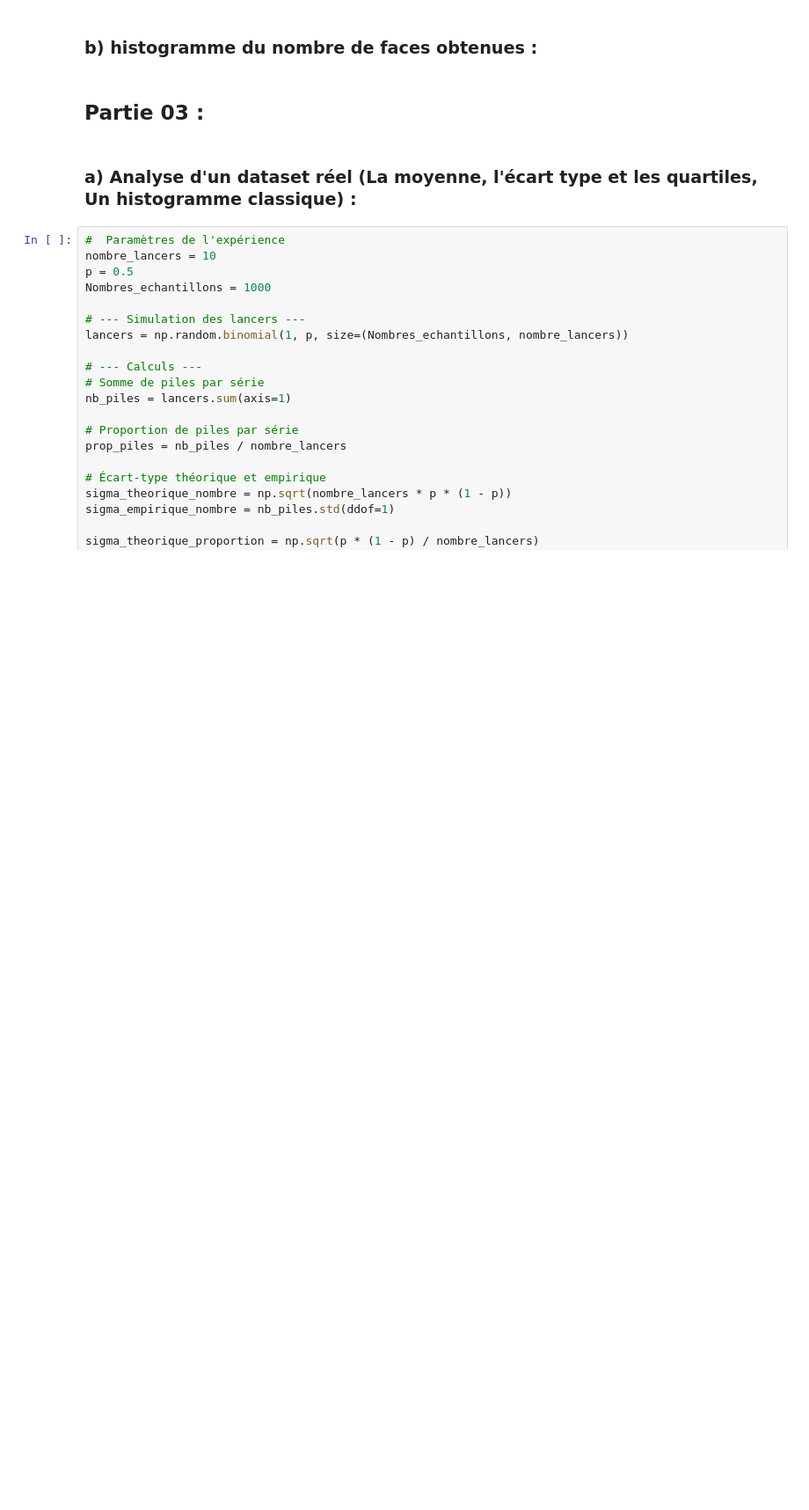
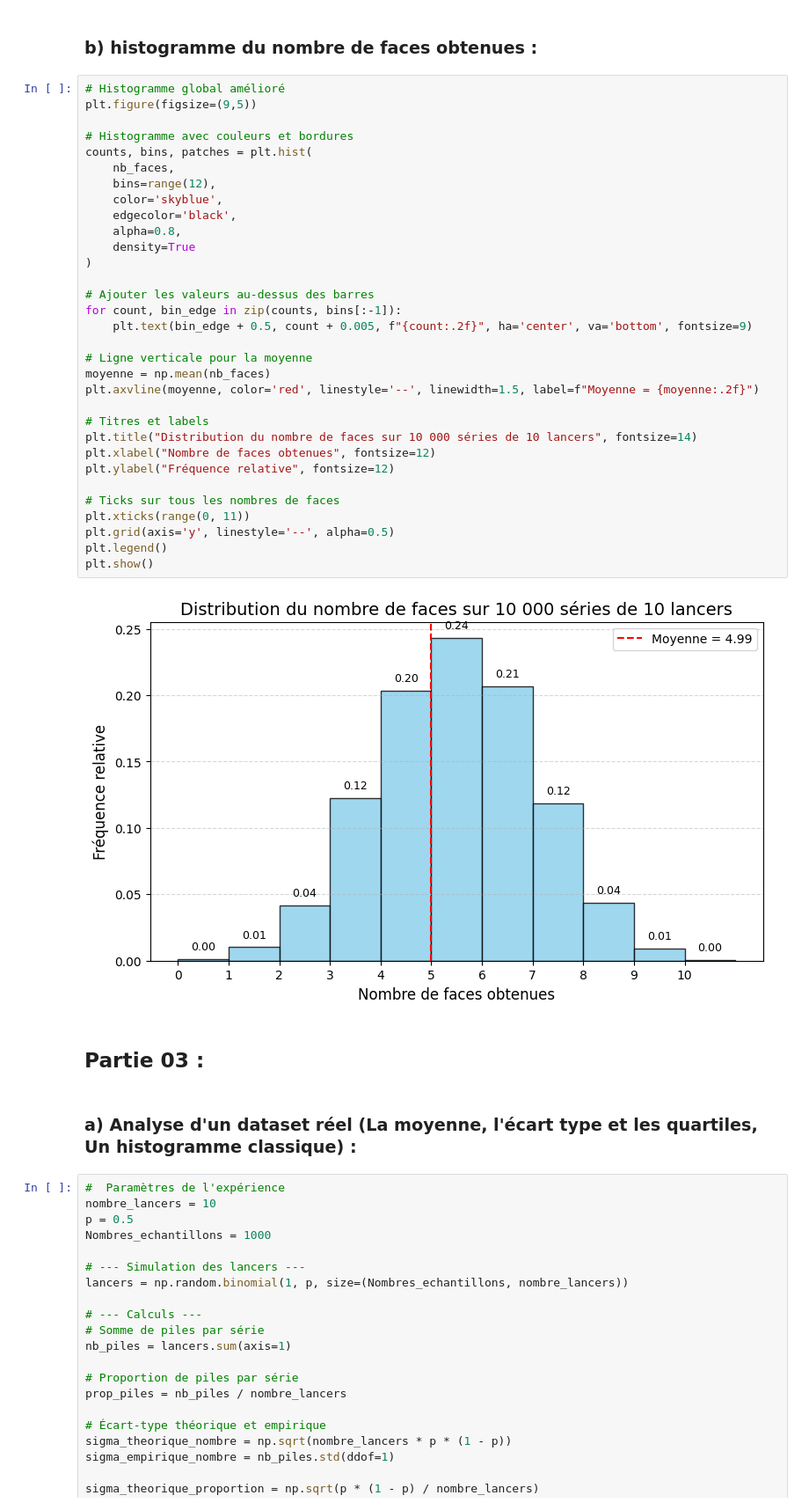
Before and after one commit to BentekhiciFarah/Proba_Miage, a Jupyter notebook: TP4.ipynb, the cells around one changed output. Shown: that part at 88% size. Saved outputs shown, nothing was run; the diff lists cells and outputs as text; blank space fills up the shorter version.

```diff
--- a/TP4.ipynb
+++ b/TP4.ipynb
@@ -92,5 +165,39 @@ Le premier décile :  1
 # %% [markdown]
 ### b)  histogramme du nombre de faces obtenues :
+# %%
+# Histogramme global amélioré
+plt.figure(figsize=(9,5))
+
+# Histogramme avec couleurs et bordures
+counts, bins, patches = plt.hist(
+    nb_faces,
+    bins=range(12),
+    color='skyblue',
+    edgecolor='black',
+    alpha=0.8,
+    density=True
+)
+
+# Ajouter les valeurs au-dessus des barres
+for count, bin_edge in zip(counts, bins[:-1]):
+    plt.text(bin_edge + 0.5, count + 0.005, f"{count:.2f}", ha='center', va='bottom', fontsize=9)
+
+# Ligne verticale pour la moyenne
+moyenne = np.mean(nb_faces)
+plt.axvline(moyenne, color='red', linestyle='--', linewidth=1.5, label=f"Moyenne = {moyenne:.2f}")
+
+# Titres et labels
+plt.title("Distribution du nombre de faces sur 10 000 séries de 10 lancers", fontsize=14)
+plt.xlabel("Nombre de faces obtenues", fontsize=12)
+plt.ylabel("Fréquence relative", fontsize=12)
+
+# Ticks sur tous les nombres de faces
+plt.xticks(range(0, 11))
+plt.grid(axis='y', linestyle='--', alpha=0.5)
+plt.legend()
+plt.show()
+# %% [output]
+[figure, added]
 # %% [markdown]
 ## Partie 03 :
 # %% [markdown]
```
Also changed, not shown: parts of 6 cells of this notebook.
